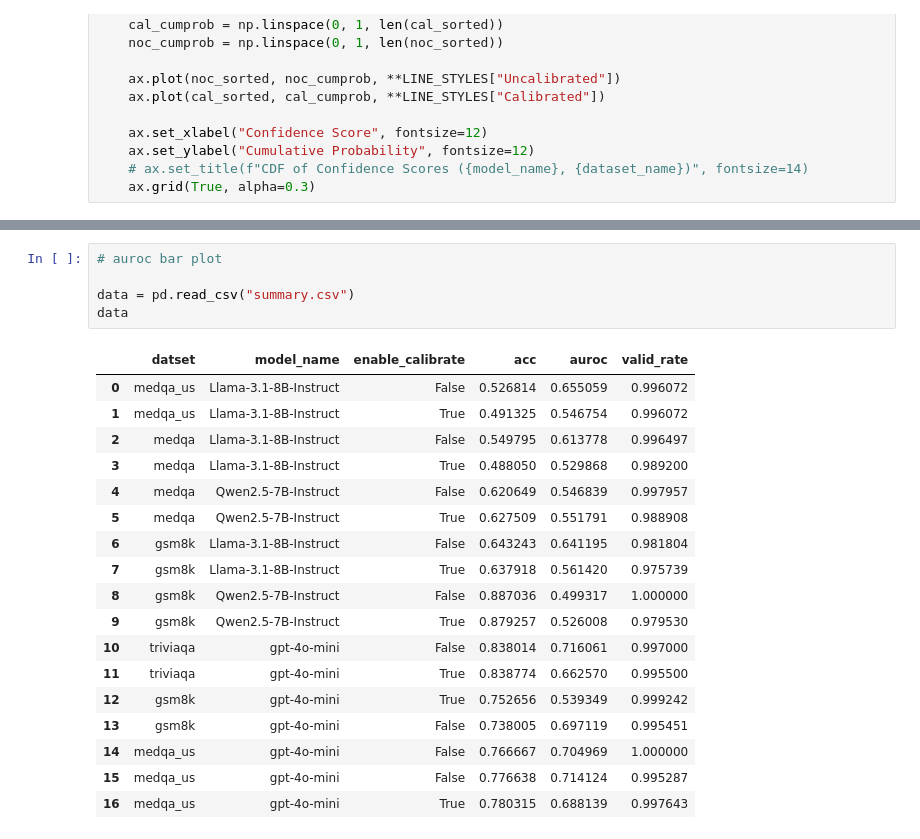
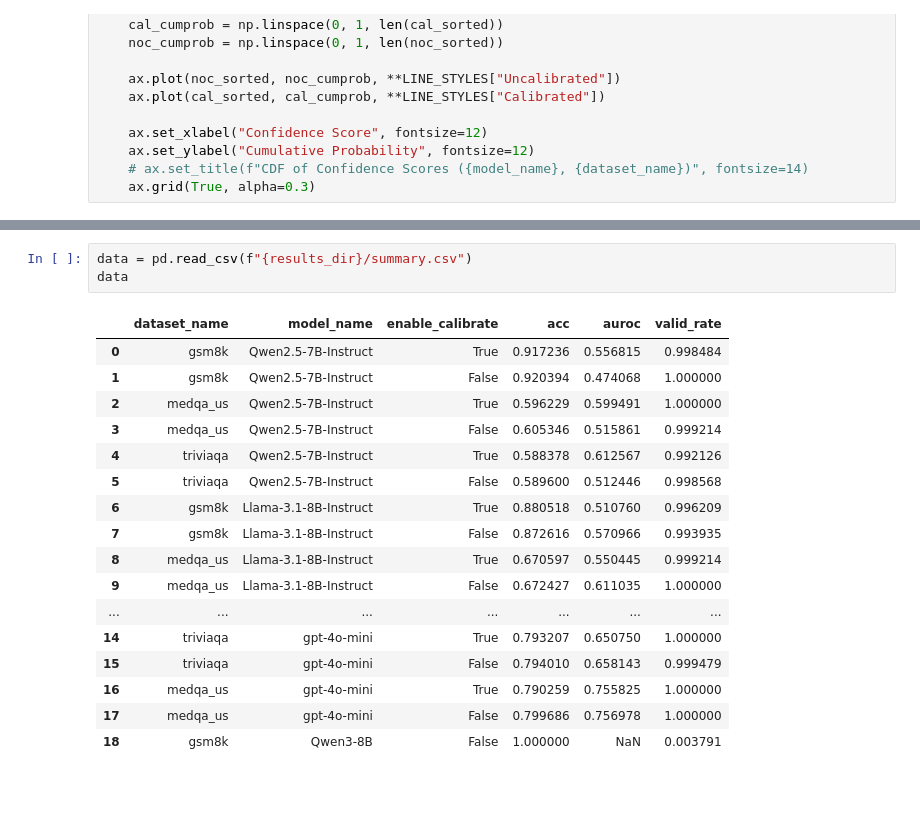
Before and after one commit to Muqi1029/UQ-ConformalPrediction, a Jupyter notebook: benchmark/analyze.ipynb, the cells around one changed output, grey strips where cells are left out. Drawn from its saved outputs; the diff is of its cells as text; blank space fills up the shorter version.

```diff
--- a/benchmark/analyze.ipynb
+++ b/benchmark/analyze.ipynb
@@ -127,24 +210,21 @@ fig.show()
 # %%
-# auroc bar plot
-
-data = pd.read_csv("summary.csv")
+data = pd.read_csv(f"{results_dir}/summary.csv")
 data
 # %% [output]
-|  | datset | model_name | enable_calibrate | acc | auroc | valid_rate |
-| 0 | medqa_us | Llama-3.1-8B-Instruct | False | 0.526814 | 0.655059 | 0.996072 |
-| 1 | medqa_us | Llama-3.1-8B-Instruct | True | 0.491325 | 0.546754 | 0.996072 |
-| 2 | medqa | Llama-3.1-8B-Instruct | False | 0.549795 | 0.613778 | 0.996497 |
-| 3 | medqa | Llama-3.1-8B-Instruct | True | 0.488050 | 0.529868 | 0.989200 |
-| 4 | medqa | Qwen2.5-7B-Instruct | False | 0.620649 | 0.546839 | 0.997957 |
-| 5 | medqa | Qwen2.5-7B-Instruct | True | 0.627509 | 0.551791 | 0.988908 |
-| 6 | gsm8k | Llama-3.1-8B-Instruct | False | 0.643243 | 0.641195 | 0.981804 |
-| 7 | gsm8k | Llama-3.1-8B-Instruct | True | 0.637918 | 0.561420 | 0.975739 |
-| 8 | gsm8k | Qwen2.5-7B-Instruct | False | 0.887036 | 0.499317 | 1.000000 |
-| 9 | gsm8k | Qwen2.5-7B-Instruct | True | 0.879257 | 0.526008 | 0.979530 |
-| 10 | triviaqa | gpt-4o-mini | False | 0.838014 | 0.716061 | 0.997000 |
-| 11 | triviaqa | gpt-4o-mini | True | 0.838774 | 0.662570 | 0.995500 |
-| 12 | gsm8k | gpt-4o-mini | True | 0.752656 | 0.539349 | 0.999242 |
-| 13 | gsm8k | gpt-4o-mini | False | 0.738005 | 0.697119 | 0.995451 |
-| 14 | medqa_us | gpt-4o-mini | False | 0.766667 | 0.704969 | 1.000000 |
-| 15 | medqa_us | gpt-4o-mini | False | 0.776638 | 0.714124 | 0.995287 |
-| 16 | medqa_us | gpt-4o-mini | True | 0.780315 | 0.688139 | 0.997643 |
+|  | dataset_name | model_name | enable_calibrate | acc | auroc | valid_rate |
+| 0 | gsm8k | Qwen2.5-7B-Instruct | True | 0.917236 | 0.556815 | 0.998484 |
+| 1 | gsm8k | Qwen2.5-7B-Instruct | False | 0.920394 | 0.474068 | 1.000000 |
+| 2 | medqa_us | Qwen2.5-7B-Instruct | True | 0.596229 | 0.599491 | 1.000000 |
+| 3 | medqa_us | Qwen2.5-7B-Instruct | False | 0.605346 | 0.515861 | 0.999214 |
+| 4 | triviaqa | Qwen2.5-7B-Instruct | True | 0.588378 | 0.612567 | 0.992126 |
+| 5 | triviaqa | Qwen2.5-7B-Instruct | False | 0.589600 | 0.512446 | 0.998568 |
+| 6 | gsm8k | Llama-3.1-8B-Instruct | True | 0.880518 | 0.510760 | 0.996209 |
+| 7 | gsm8k | Llama-3.1-8B-Instruct | False | 0.872616 | 0.570966 | 0.993935 |
+| 8 | medqa_us | Llama-3.1-8B-Instruct | True | 0.670597 | 0.550445 | 0.999214 |
+| 9 | medqa_us | Llama-3.1-8B-Instruct | False | 0.672427 | 0.611035 | 1.000000 |
+| ... | ... | ... | ... | ... | ... | ... |
+| 14 | triviaqa | gpt-4o-mini | True | 0.793207 | 0.650750 | 1.000000 |
+| 15 | triviaqa | gpt-4o-mini | False | 0.794010 | 0.658143 | 0.999479 |
+| 16 | medqa_us | gpt-4o-mini | True | 0.790259 | 0.755825 | 1.000000 |
+| 17 | medqa_us | gpt-4o-mini | False | 0.799686 | 0.756978 | 1.000000 |
+| 18 | gsm8k | Qwen3-8B | False | 1.000000 | NaN | 0.003791 |
```
Also changed, not shown: parts of 8 cells of this notebook, 5 other files.
